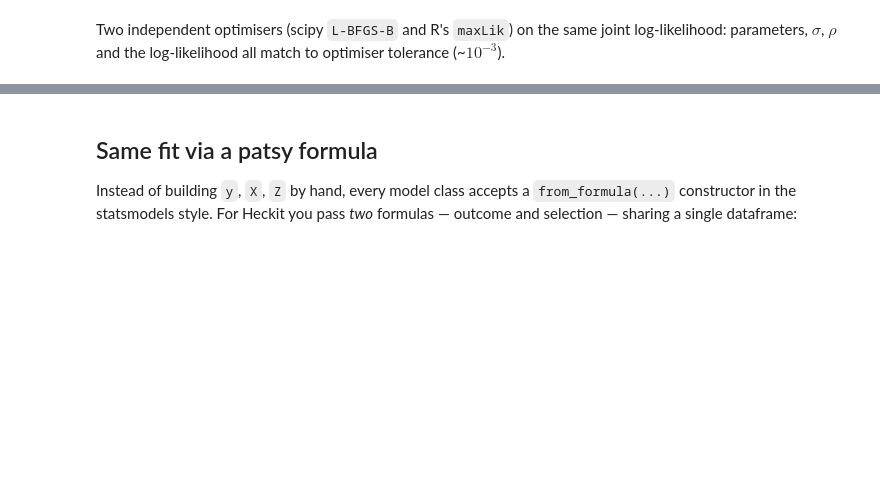
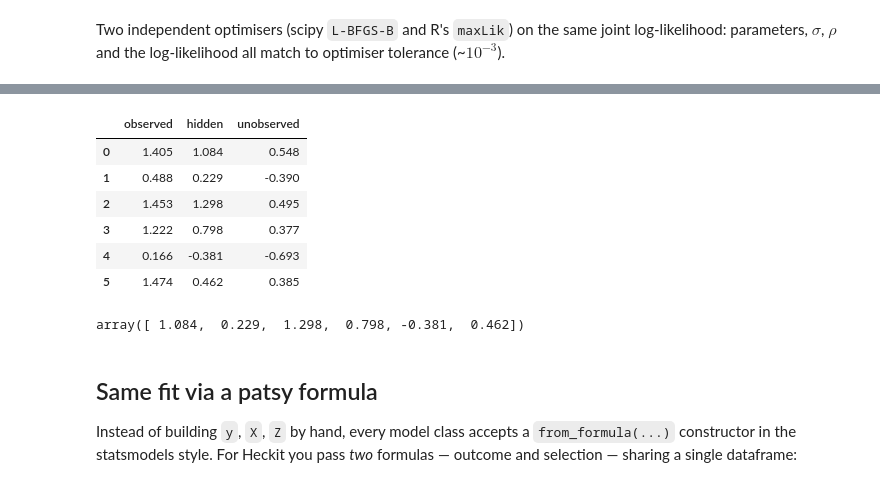
Before and after one commit to Ramis-Paygin/censored-truncated-regression, a Jupyter notebook: examples/06_heckit.ipynb, the cells around one changed output, grey strips where cells are left out. Drawn from its saved outputs; the diff is of its cells as text; code cells hidden in the pictures; blank space fills up the shorter version.

```diff
--- a/examples/06_heckit.ipynb
+++ b/examples/06_heckit.ipynb
@@ -274,3 +292,17 @@ preds.round(3)
+# %%
+m_ml.predict(X=X[:6], Z=Z[:6], kind='ohu').round(3)   # the three E[Y] variants
+# %% [output]
+|  | observed | hidden | unobserved |
+| 0 | 1.405 | 1.084 | 0.548 |
+| 1 | 0.488 | 0.229 | -0.390 |
+| 2 | 1.453 | 1.298 | 0.495 |
+| 3 | 1.222 | 0.798 | 0.377 |
+| 4 | 0.166 | -0.381 | -0.693 |
+| 5 | 1.474 | 0.462 | 0.385 |
+# %%
+m_ml.predict(X=X[:6], kind='h').round(3)   # single letter -> 1-D ndarray
+# %% [output]
+array([ 1.084,  0.229,  1.298,  0.798, -0.381,  0.462])
 # %% [markdown]
 ## Same fit via a patsy formula
 
```
Also changed, not shown: parts of 5 cells of this notebook, 13 other files.
